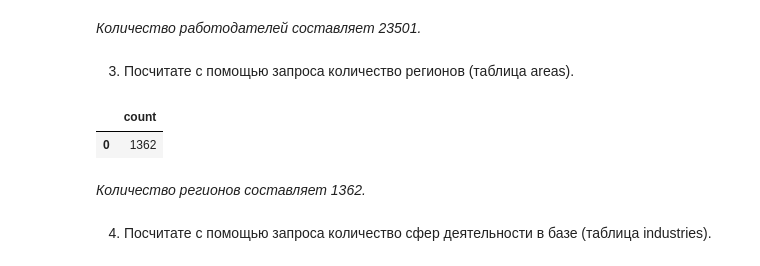
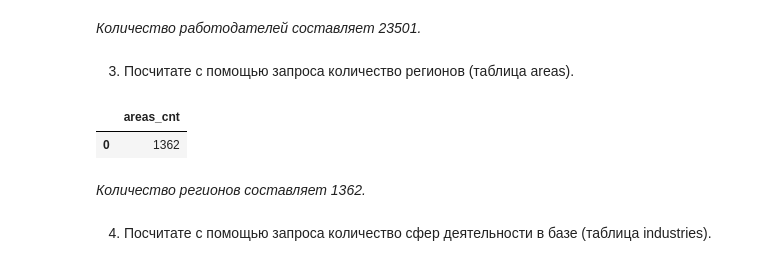
Before and after one commit to medvzlata/sf_data_science, a Jupyter notebook: Project_2/Project_2.ipynb, the cells around one changed output. Saved outputs shown, nothing was run; the diff lists cells and outputs as text; code cells hidden in the pictures.

```diff
--- a/Project_2/Project_2.ipynb
+++ b/Project_2/Project_2.ipynb
@@ -49,14 +49,14 @@ df
 # %% [markdown]
 3. Посчитате с помощью запроса количество регионов (таблица areas).
 # %%
-query_3_3 = f'''SELECT COUNT(id)
+query_3_3 = f'''SELECT COUNT(id) AS areas_cnt
            from areas
 '''
 
 df = pd.read_sql_query(query_3_3, connection)
 df
 # %% [output]
-|  | count |
+|  | areas_cnt |
 | 0 | 1362 |
 # %% [markdown]
 *Количество регионов составляет 1362.*
```
Also changed, not shown: parts of 6 cells of this notebook.
